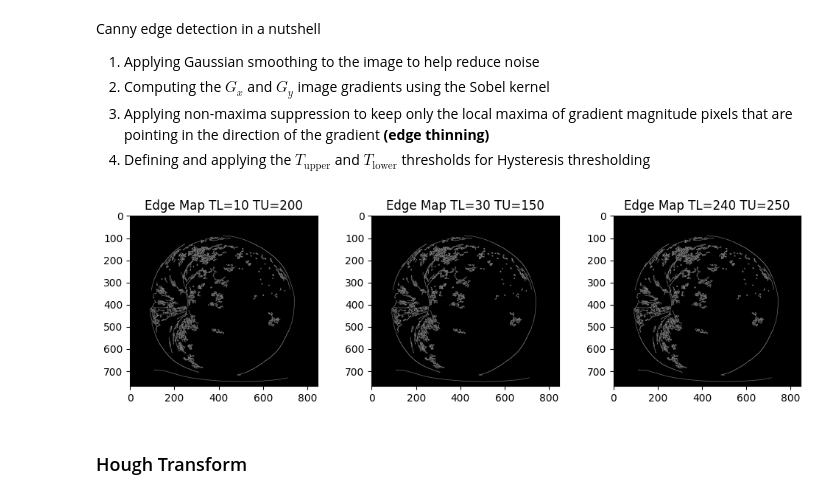
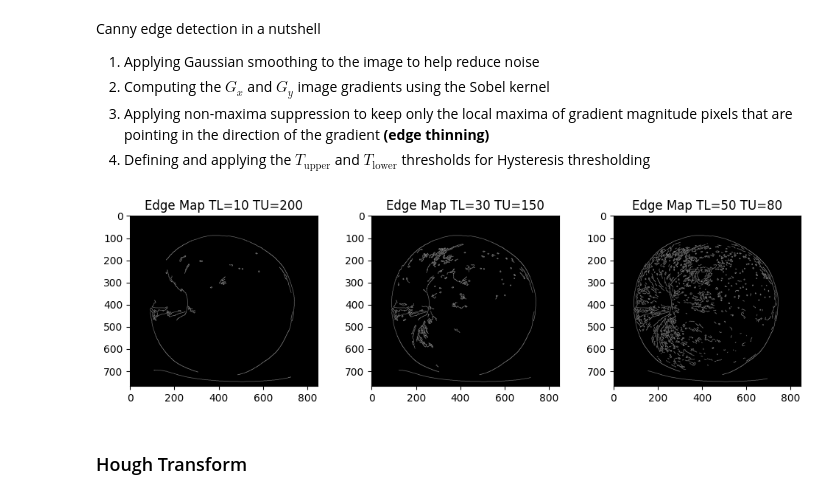
Before and after one commit to naufalihsan/opencv, a Jupyter notebook: 04_image_analysis_and_histogram.ipynb, the cells around one changed output. Drawn from its saved outputs; the diff is of its cells as text; code cells hidden in the pictures.

```diff
--- a/04_image_analysis_and_histogram.ipynb
+++ b/04_image_analysis_and_histogram.ipynb
@@ -135,24 +135,26 @@ Canny edge detection in a nutshell
 2. Computing the $G_{x}$ and $G_{y}$ image gradients using the Sobel kernel
 3. Applying non-maxima suppression to keep only the local maxima of gradient magnitude pixels that are pointing in the direction of the gradient **(edge thinning)**
 4. Defining and applying the $T_\text{upper}$ and $T_\text{lower}$ thresholds for Hysteresis thresholding
+# %%
+img = cv2.imread("./images/apple.jpg", cv2.IMREAD_UNCHANGED)
 # %%
 img_gray = cv2.cvtColor(img, cv2.COLOR_BGR2GRAY)
 # %%
-img_blur = cv2.GaussianBlur(img_gray, (5, 5), 0)
+img_blur = cv2.GaussianBlur(img_gray, (7, 7), 0)
 # %%
-thresholds = [(10, 200), (30, 150), (240, 250)]
+thresholds = [(10, 200), (30, 150), (50, 80)]
 # %%
 fig, axes = plt.subplots(1, 3, figsize=(12, 3))
 
 for idx, (t_lower, t_upper) in enumerate(thresholds):
-    img_canny = cv2.Canny(img_blur, 10, 200)
+    img_canny = cv2.Canny(img_blur, t_lower, t_upper)
 
     axes[idx].imshow(img_canny, cmap="gray")
     axes[idx].set_title(f"Edge Map TL={t_lower} TU={t_upper}")
 
 plt.show()
 # %% [output]
-[figure, old version]
+[figure, new version]
 # %% [markdown]
 ### Hough Transform
 # %% [markdown]
```
Also changed, not shown: parts of 34 cells of this notebook, 2 other files.
